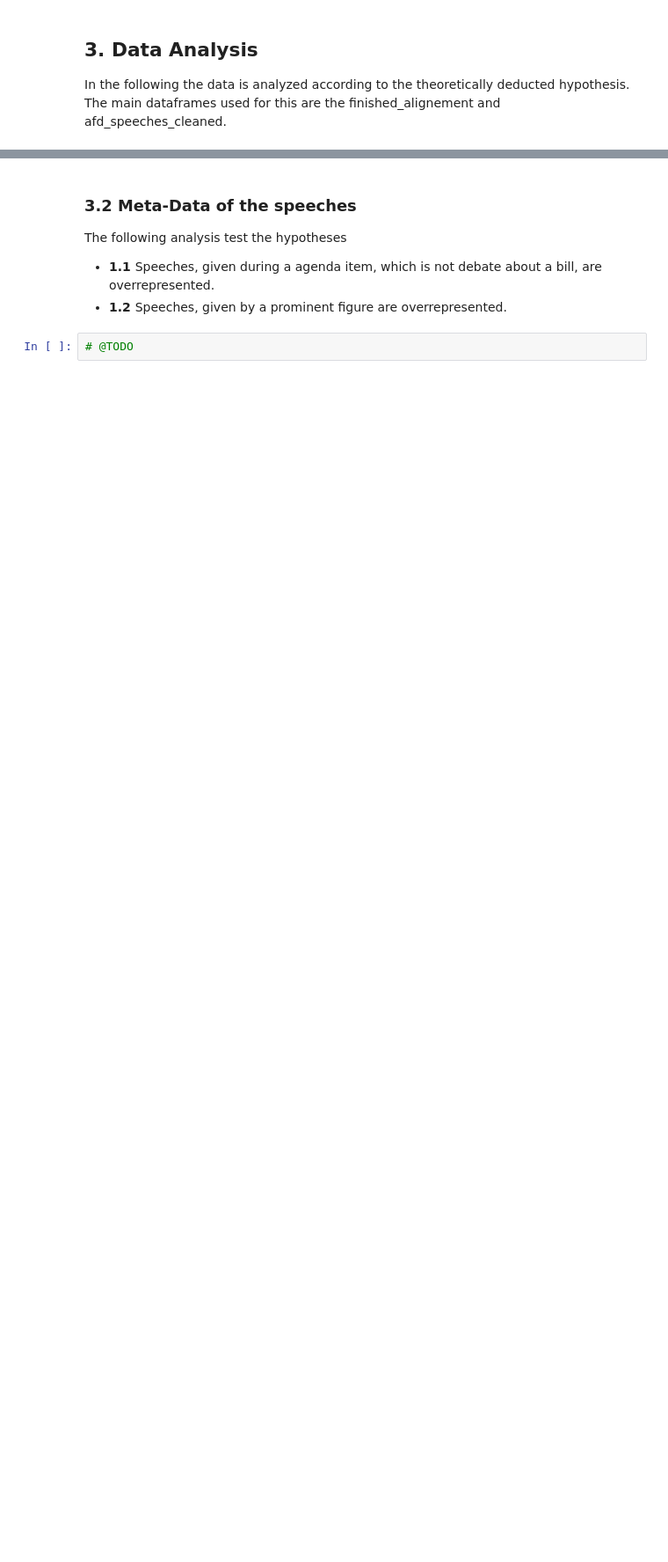
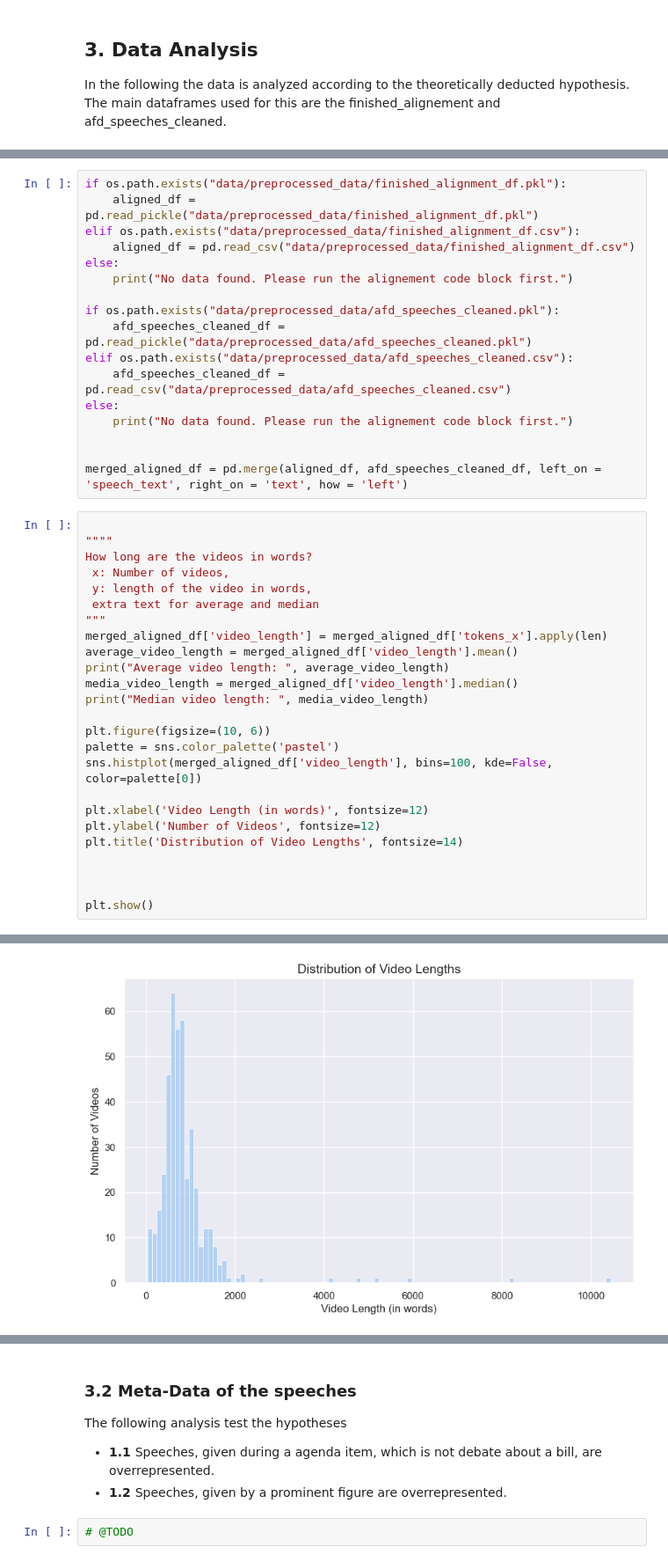
Before and after one commit to MoritzStockmar/afd-on-some, a Jupyter notebook: exploratory.ipynb, the cells around one changed output, grey strips where cells are left out. Shown at 88% size. Saved outputs shown, nothing was run; the diff lists cells and outputs as text; blank space fills up the shorter version.

Commit message:
Programmed first data analysis (3.1).

```diff
--- a/exploratory.ipynb
+++ b/exploratory.ipynb
@@ -885,0 +878,43 @@ The following analysis are not part of testing any hypotheses but just to visual
+# %%
+if os.path.exists("data/preprocessed_data/finished_alignment_df.pkl"):
+    aligned_df = pd.read_pickle("data/preprocessed_data/finished_alignment_df.pkl")
+elif os.path.exists("data/preprocessed_data/finished_alignment_df.csv"):
+    aligned_df = pd.read_csv("data/preprocessed_data/finished_alignment_df.csv")
+else:
+    print("No data found. Please run the alignement code block first.")
+
+if os.path.exists("data/preprocessed_data/afd_speeches_cleaned.pkl"):
+    afd_speeches_cleaned_df = pd.read_pickle("data/preprocessed_data/afd_speeches_cleaned.pkl")
+elif os.path.exists("data/preprocessed_data/afd_speeches_cleaned.csv"):
+    afd_speeches_cleaned_df = pd.read_csv("data/preprocessed_data/afd_speeches_cleaned.csv")
+else:
+    print("No data found. Please run the alignement code block first.")
+
+
+merged_aligned_df = pd.merge(aligned_df, afd_speeches_cleaned_df, left_on = 'speech_text', right_on = 'text', how = 'left')
+# %%
+
+""""
+How long are the videos in words?
+ x: Number of videos,
+ y: length of the video in words,
+ extra text for average and median
+"""
+merged_aligned_df['video_length'] = merged_aligned_df['tokens_x'].apply(len)
+average_video_length = merged_aligned_df['video_length'].mean()
+print("Average video length: ", average_video_length)
+media_video_length = merged_aligned_df['video_length'].median()
+print("Median video length: ", media_video_length)
+
+plt.figure(figsize=(10, 6))
+palette = sns.color_palette('pastel')
+sns.histplot(merged_aligned_df['video_length'], bins=100, kde=False, color=palette[0])
+
+plt.xlabel('Video Length (in words)', fontsize=12)
+plt.ylabel('Number of Videos', fontsize=12)
+plt.title('Distribution of Video Lengths', fontsize=14)
+
+
+
+plt.show()
+# %% [output]
@@ -885,0 +923 @@ The following analysis are not part of testing any hypotheses but just to visual
+[figure, added]
```
Also changed, not shown: parts of 14 cells of this notebook.
